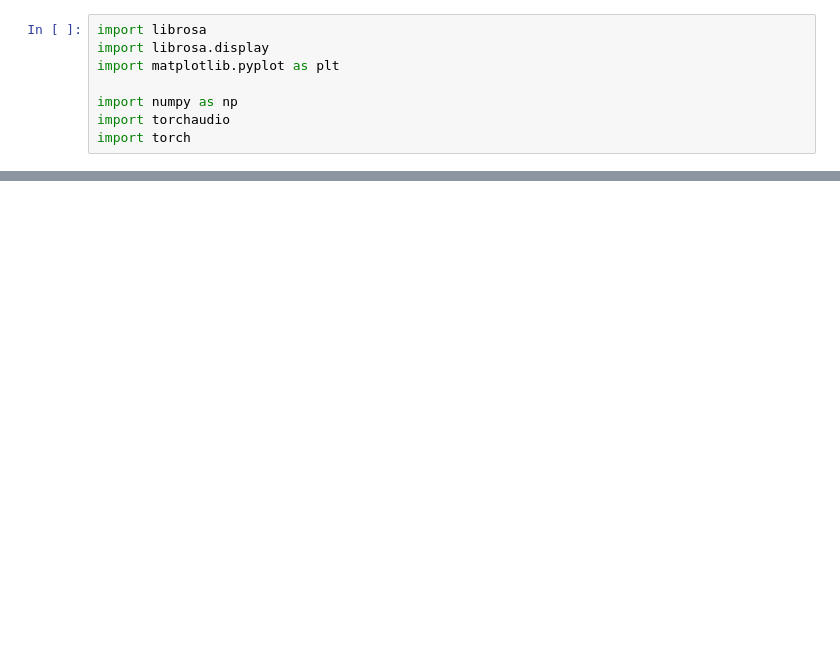
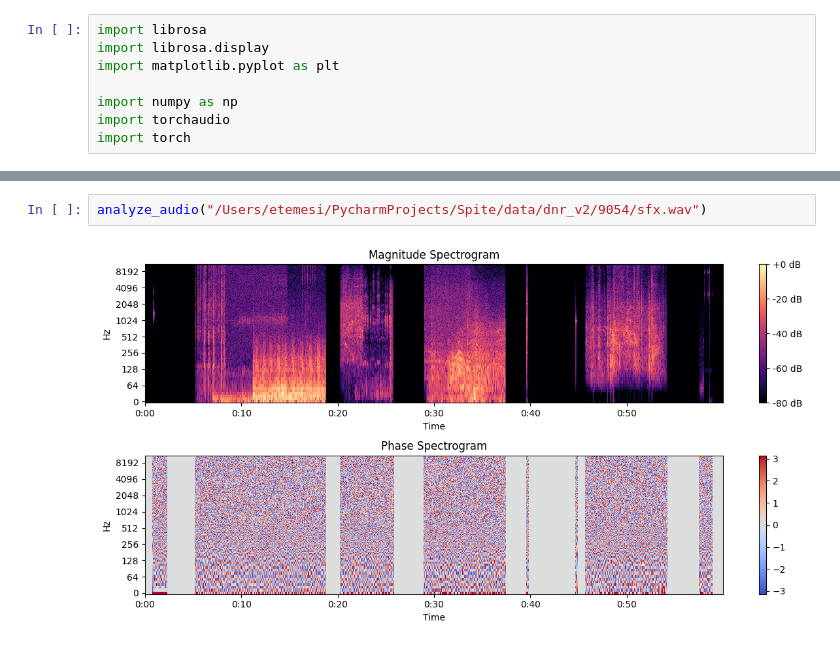
Before and after one commit to etemesi254/Rizumu, a Jupyter notebook: notebooks/eda.ipynb, the cells around one changed output, grey strips where cells are left out. Drawn from its saved outputs; the diff is of its cells as text; blank space fills up the shorter version.

```diff
--- a/notebooks/eda.ipynb
+++ b/notebooks/eda.ipynb
@@ -115,0 +197,4 @@ Band:20000-25000         Min: -0.5272235870361328, Max: 0.4855363368988037 Mean:
+# %%
+analyze_audio("/Users/etemesi/PycharmProjects/Spite/data/dnr_v2/9054/sfx.wav")
+# %% [output]
+[figure, added]
```
Also changed, not shown: parts of 4 cells of this notebook, 1 other file.
